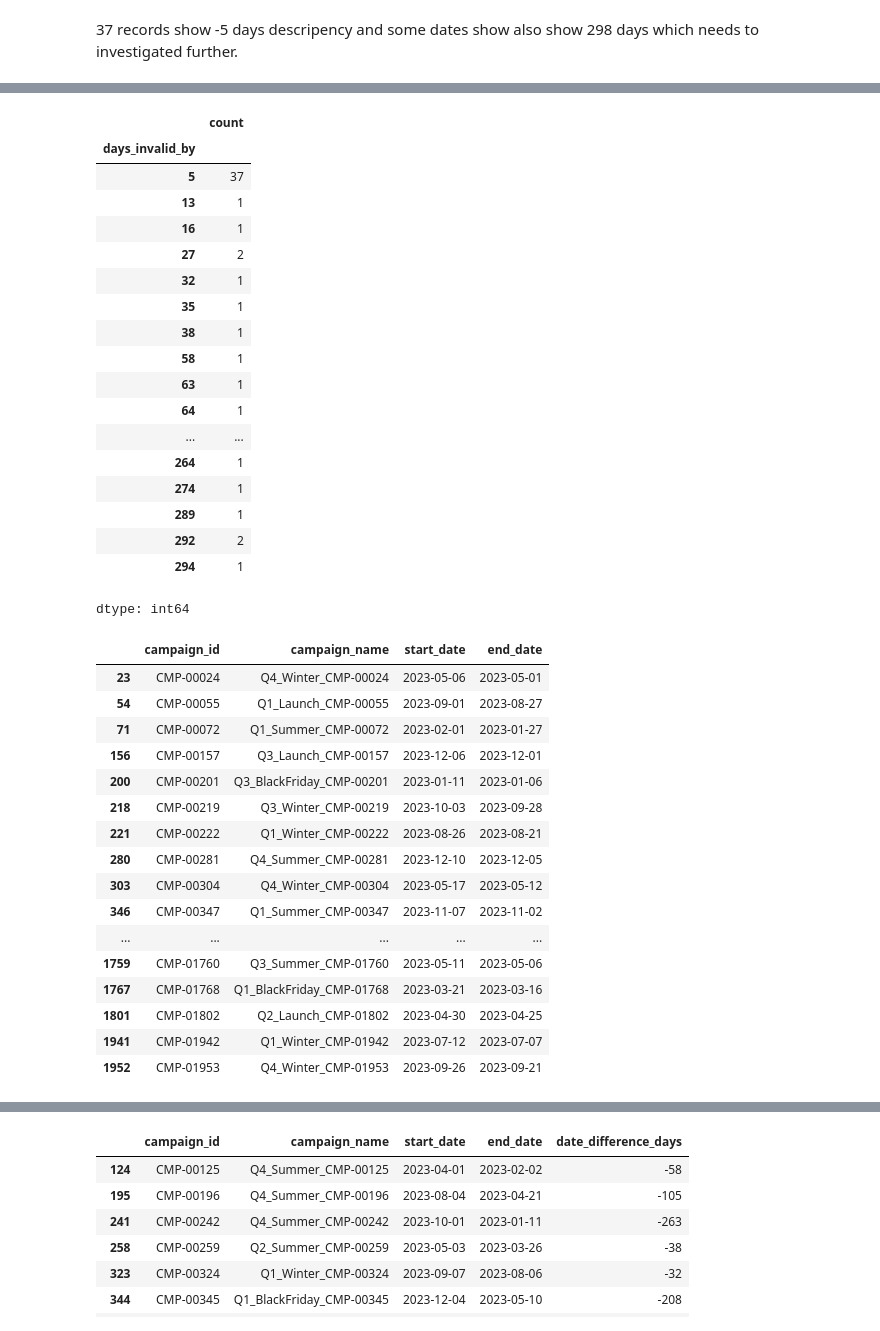
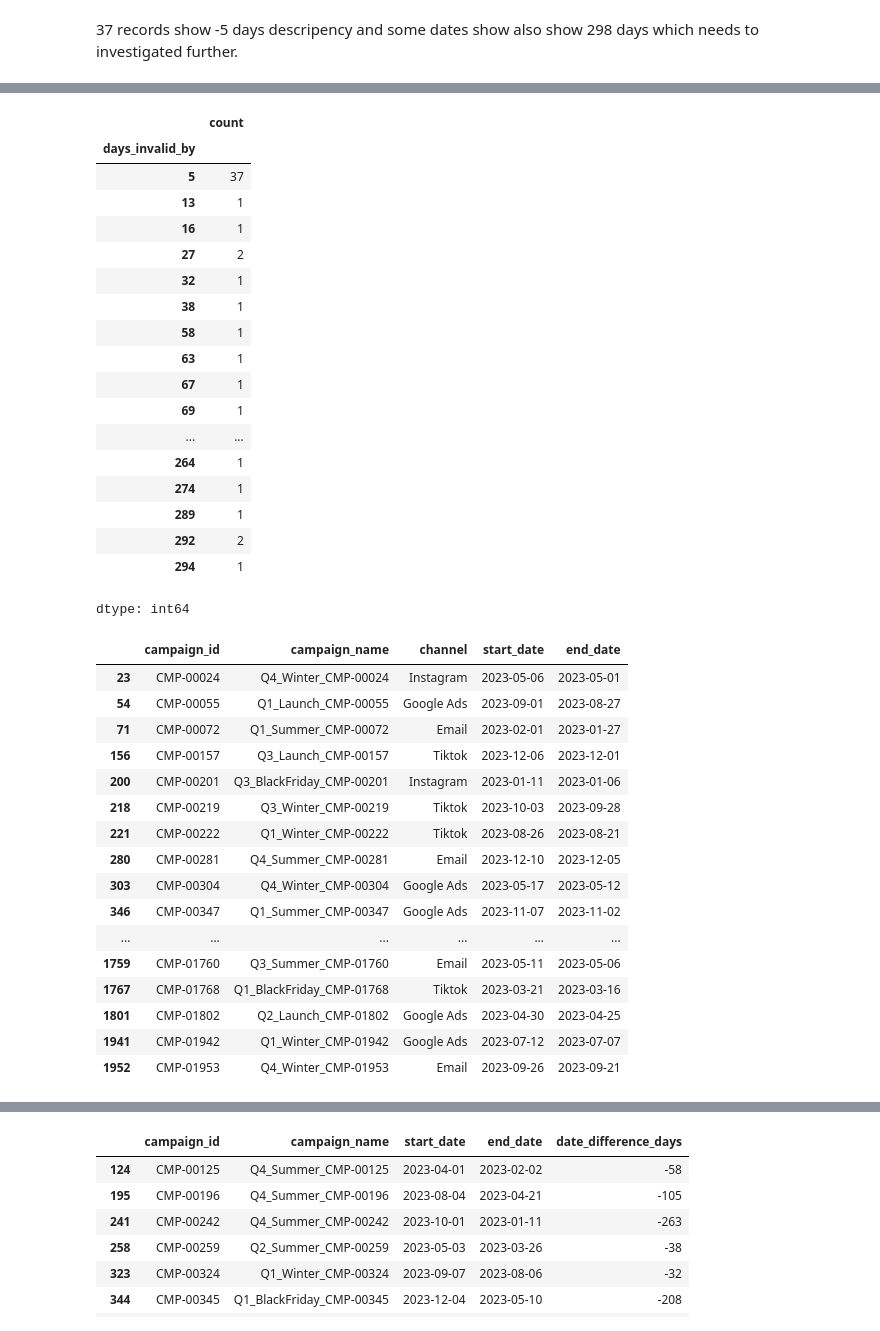
Before and after one commit to Nikita-Ravindra-Albela/Marketing-Performance-Business-Optimization---A-Data-Driven-Decision-Support-Project, a Jupyter notebook: Python/Marketing_Campaign_Cleaning.ipynb, the cells around one changed output, grey strips where cells are left out. Cells and saved outputs as stored; diff of their text form; code cells hidden in the pictures.

```diff
--- a/Python/Marketing_Campaign_Cleaning.ipynb
+++ b/Python/Marketing_Campaign_Cleaning.ipynb
@@ -1734,39 +1770,3 @@ df_clean["start_date"].value_counts().reset_index()
 | 622 | 2023-06-02 | 1 |
 | 623 | 28/06/2023 | 1 |
 624 rows × 2 columns
-# %%
-# 1. copying the raw column
-df_clean["start_date_raw"] = df_clean["start_date"].copy()
-
-# 2. Converting to string and clean whitespace
-s = df_clean["start_date"].astype(str).str.strip()
-
-# 3. Removing unnecessary time component without regex
-s = s.str.replace(" 00:00:00", "", regex=False)
-
-# 4. As per known date formats, creating them in check the sum.
-iso_mask = s.str.match(r"^\d{4}-\d{2}-\d{2}$")
-dmy_mask = s.str.match(r"^\d{2}/\d{2}/\d{4}$")
-
-# 5. Check what formats exist
-print("YYYY-MM-DD:", iso_mask.sum())
-print("DD/MM/YYYY:", dmy_mask.sum())
-print("Unrecognized:", (~(iso_mask | dmy_mask)).sum())
-
-# 6. Converting YYYY-MM-DD
-df_clean.loc[iso_mask, "start_date"] = pd.to_datetime(
-    s[iso_mask],
-    format="%Y-%m-%d"
-)
-
-# 7. Converting DD/MM/YYYY
-df_clean.loc[dmy_mask, "start_date"] = pd.to_datetime(
-    s[dmy_mask],
-    format="%d/%m/%Y"
-)
-
-# 8. Converting column to datetime
-df_clean["start_date"] = pd.to_datetime(df_clean["start_date"])
-
-# 9. Verifying dtype
-print(df_clean["start_date"].dtype)
@@ -2153,11 +2305,11 @@ invalid_date_records["days_invalid_by"].value_counts().sort_index()
 | 16 | 1 |
 | 27 | 2 |
 | 32 | 1 |
-| 35 | 1 |
 | 38 | 1 |
 | 58 | 1 |
 | 63 | 1 |
-| 64 | 1 |
+| 67 | 1 |
+| 69 | 1 |
 | ... | ... |
 | 264 | 1 |
 | 274 | 1 |
@@ -2168,27 +2320,27 @@ dtype: int64
 # %%
 # Checking the records for 5 day difference to check any relation with campaigns.
 five_day_errors = invalid_date_records[
     invalid_date_records["date_difference_days"] == -5
 ]
 
 five_day_errors[
-    ["campaign_id", "campaign_name", "start_date", "end_date"]
+    ["campaign_id", "campaign_name", "channel", "start_date", "end_date"]
 ]
 # %% [output]
-|  | campaign_id | campaign_name | start_date | end_date |
-| 23 | CMP-00024 | Q4_Winter_CMP-00024 | 2023-05-06 | 2023-05-01 |
-| 54 | CMP-00055 | Q1_Launch_CMP-00055 | 2023-09-01 | 2023-08-27 |
-| 71 | CMP-00072 | Q1_Summer_CMP-00072 | 2023-02-01 | 2023-01-27 |
-| 156 | CMP-00157 | Q3_Launch_CMP-00157 | 2023-12-06 | 2023-12-01 |
-| 200 | CMP-00201 | Q3_BlackFriday_CMP-00201 | 2023-01-11 | 2023-01-06 |
-| 218 | CMP-00219 | Q3_Winter_CMP-00219 | 2023-10-03 | 2023-09-28 |
-| 221 | CMP-00222 | Q1_Winter_CMP-00222 | 2023-08-26 | 2023-08-21 |
-| 280 | CMP-00281 | Q4_Summer_CMP-00281 | 2023-12-10 | 2023-12-05 |
-| 303 | CMP-00304 | Q4_Winter_CMP-00304 | 2023-05-17 | 2023-05-12 |
-| 346 | CMP-00347 | Q1_Summer_CMP-00347 | 2023-11-07 | 2023-11-02 |
-| ... | ... | ... | ... | ... |
-| 1759 | CMP-01760 | Q3_Summer_CMP-01760 | 2023-05-11 | 2023-05-06 |
-| 1767 | CMP-01768 | Q1_BlackFriday_CMP-01768 | 2023-03-21 | 2023-03-16 |
-| 1801 | CMP-01802 | Q2_Launch_CMP-01802 | 2023-04-30 | 2023-04-25 |
-| 1941 | CMP-01942 | Q1_Winter_CMP-01942 | 2023-07-12 | 2023-07-07 |
-| 1952 | CMP-01953 | Q4_Winter_CMP-01953 | 2023-09-26 | 2023-09-21 |
+|  | campaign_id | campaign_name | channel | start_date | end_date |
+| 23 | CMP-00024 | Q4_Winter_CMP-00024 | Instagram | 2023-05-06 | 2023-05-01 |
+| 54 | CMP-00055 | Q1_Launch_CMP-00055 | Google Ads | 2023-09-01 | 2023-08-27 |
+| 71 | CMP-00072 | Q1_Summer_CMP-00072 | Email | 2023-02-01 | 2023-01-27 |
+| 156 | CMP-00157 | Q3_Launch_CMP-00157 | Tiktok | 2023-12-06 | 2023-12-01 |
+| 200 | CMP-00201 | Q3_BlackFriday_CMP-00201 | Instagram | 2023-01-11 | 2023-01-06 |
+| 218 | CMP-00219 | Q3_Winter_CMP-00219 | Tiktok | 2023-10-03 | 2023-09-28 |
+| 221 | CMP-00222 | Q1_Winter_CMP-00222 | Tiktok | 2023-08-26 | 2023-08-21 |
+| 280 | CMP-00281 | Q4_Summer_CMP-00281 | Email | 2023-12-10 | 2023-12-05 |
+| 303 | CMP-00304 | Q4_Winter_CMP-00304 | Google Ads | 2023-05-17 | 2023-05-12 |
+| 346 | CMP-00347 | Q1_Summer_CMP-00347 | Google Ads | 2023-11-07 | 2023-11-02 |
+| ... | ... | ... | ... | ... | ... |
+| 1759 | CMP-01760 | Q3_Summer_CMP-01760 | Email | 2023-05-11 | 2023-05-06 |
+| 1767 | CMP-01768 | Q1_BlackFriday_CMP-01768 | Tiktok | 2023-03-21 | 2023-03-16 |
+| 1801 | CMP-01802 | Q2_Launch_CMP-01802 | Google Ads | 2023-04-30 | 2023-04-25 |
+| 1941 | CMP-01942 | Q1_Winter_CMP-01942 | Google Ads | 2023-07-12 | 2023-07-07 |
+| 1952 | CMP-01953 | Q4_Winter_CMP-01953 | Email | 2023-09-26 | 2023-09-21 |
```
Also changed, not shown: parts of 49 cells of this notebook, 21 other files.
